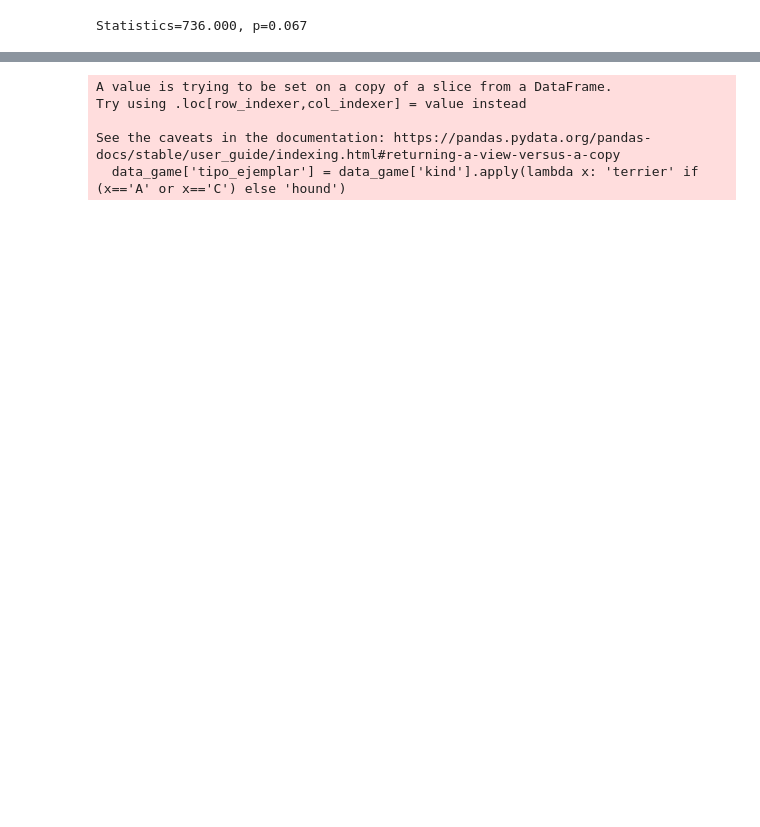
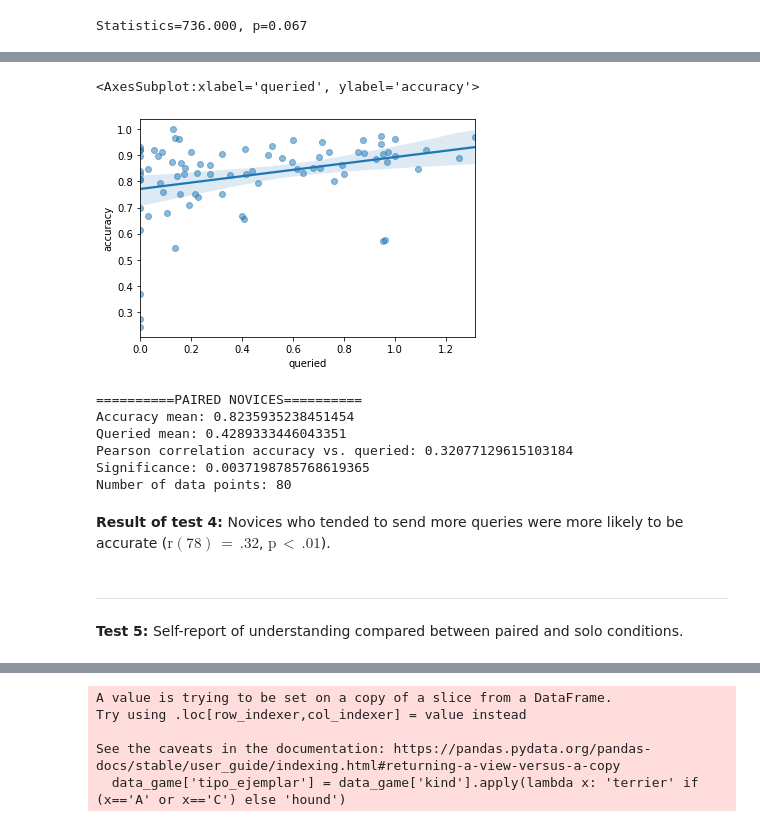
Before and after one commit to EAndrade-Lotero/SPUoDLL, a Jupyter notebook: Results.ipynb, the cells around one changed output, grey strips where cells are left out. Drawn from its saved outputs; the diff is of its cells as text; code cells hidden in the pictures; blank space fills up the shorter version.

```diff
--- a/Results.ipynb
+++ b/Results.ipynb
@@ -70,0 +135,18 @@ reporte_comprension.head()
+# %%
+def filter_variables(df, dict_variables) :
+    inicial = True
+    for key in dict_variables.keys() :
+        if type(dict_variables[key]) == str:
+            if inicial :
+                filtro = f"({key}\'{dict_variables[key]}\')"
+                inicial = False
+            else:
+                filtro = filtro + f" and ({key}\'{dict_variables[key]}\')"
+        else:
+            if inicial :
+                filtro = f"({key}{dict_variables[key]})"
+                inicial = False
+            else:
+                filtro = filtro + f" and ({key}{dict_variables[key]})"
+
+    return pd.DataFrame(df.query(filtro))
@@ -150,0 +388,9 @@ print(stats.pearsonr(game_dyads['accuracy'],game_dyads['round']))
+# %%
+game_dyads_novices = filter_variables(data, {
+    'stage==':'Game rounds',
+    'treatment==':'dyad',
+    'expert_dog==':False}
+                                 )[['player','kind','accuracy','queried']]
+game_dyads_novices['queried'] = game_dyads_novices['queried'].apply(lambda x: 0 if np.isnan(x) else x)
+game_dyads_novices = game_dyads_novices.groupby(['player','kind']).agg({'accuracy':'mean', 'queried':'mean'}).reset_index()
+game_dyads_novices.head()
@@ -150,0 +404,26 @@ print(stats.pearsonr(game_dyads['accuracy'],game_dyads['round']))
+# %%
+sns.regplot(x='queried', y='accuracy', data=game_dyads_novices, scatter_kws={'alpha':0.5})
+# %% [output]
+<AxesSubplot:xlabel='queried', ylabel='accuracy'>
+[figure, added]
+# %%
+print("="*10+"PAIRED NOVICES"+"="*10)
+print('Accuracy mean:', game_dyads_novices['accuracy'].mean())
+print('Queried mean:', game_dyads_novices['queried'].mean())
+r, p = stats.pearsonr(game_dyads_novices['accuracy'],game_dyads_novices['queried'])
+print("Pearson correlation accuracy vs. queried:", r)
+print("Significance:", p)
+print("Number of data points:", game_dyads_novices.shape[0])
+# %% [output]
+==========PAIRED NOVICES==========
+Accuracy mean: 0.8235935238451454
+Queried mean: 0.4289333446043351
+Pearson correlation accuracy vs. queried: 0.32077129615103184
+Significance: 0.0037198785768619365
+Number of data points: 80
+# %% [markdown]
+**Result of test 4:** Novices who tended to send more queries were more likely to be accurate ($\mbox{r}(78)\,{=}\,.32$, $\mbox{p}\,{<}\,.01$).
+# %% [markdown]
+---
+# %% [markdown]
+**Test 5:** Self-report of understanding compared between paired and solo conditions.
```
Also changed, not shown: parts of 94 cells of this notebook.
